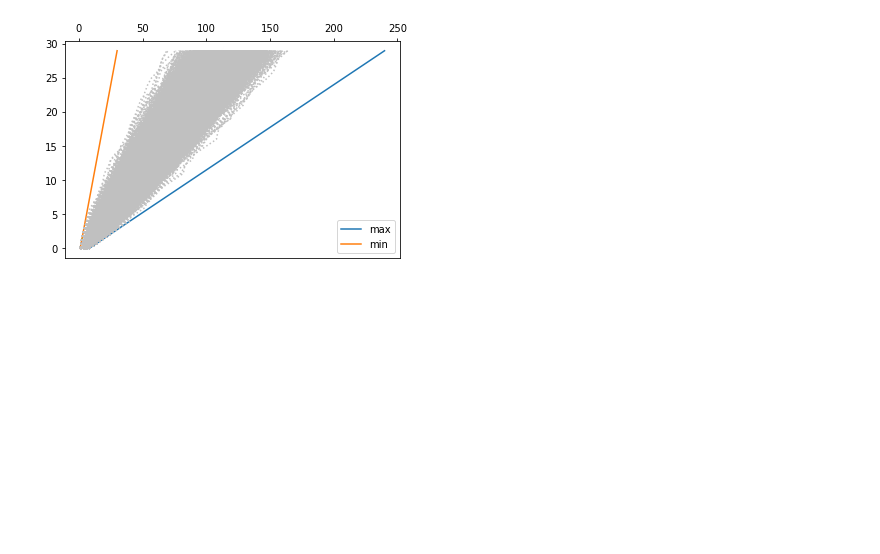
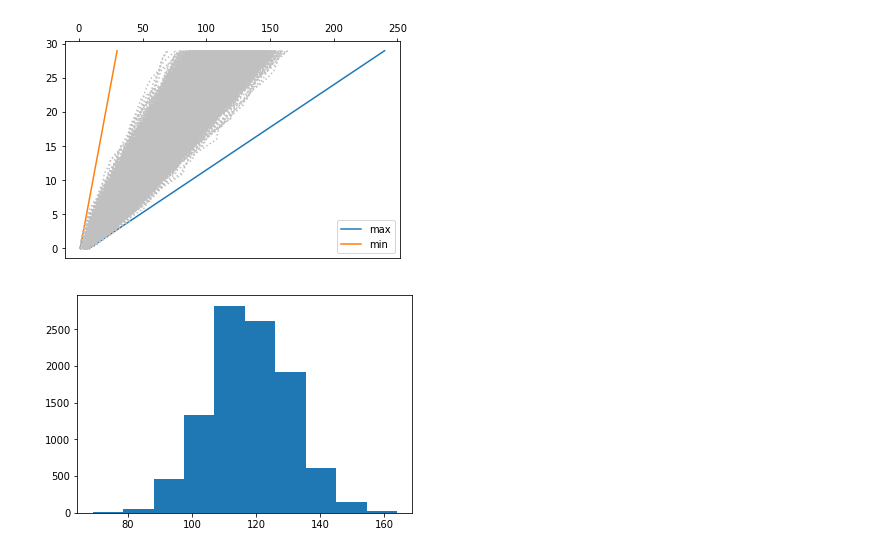
Before and after one commit to rueedlinger/monte-carlo-simulation, a Jupyter notebook: python/monte_carlo.ipynb, the cells around one changed output. Drawn from its saved outputs; the diff is of its cells as text; code cells hidden in the pictures; blank space fills up the shorter version.

```diff
--- a/python/monte_carlo.ipynb
+++ b/python/monte_carlo.ipynb
@@ -43,3 +44,12 @@ plt.legend(loc='best')
 ax.xaxis.tick_top()
 # %% [output]
 [figure]
+# %%
+totals = []
+
+for i in list_random_waks:
+    totals.append(i[-1])
+# %%
+plt.hist(totals);
+# %% [output]
+[figure, added]
```
Also changed, not shown: parts of 3 cells of this notebook.
